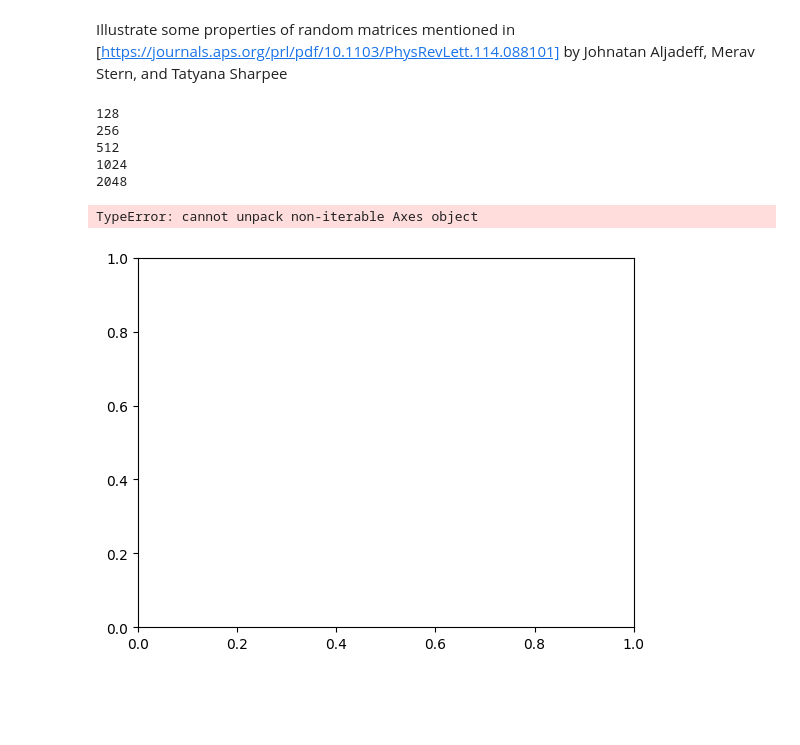
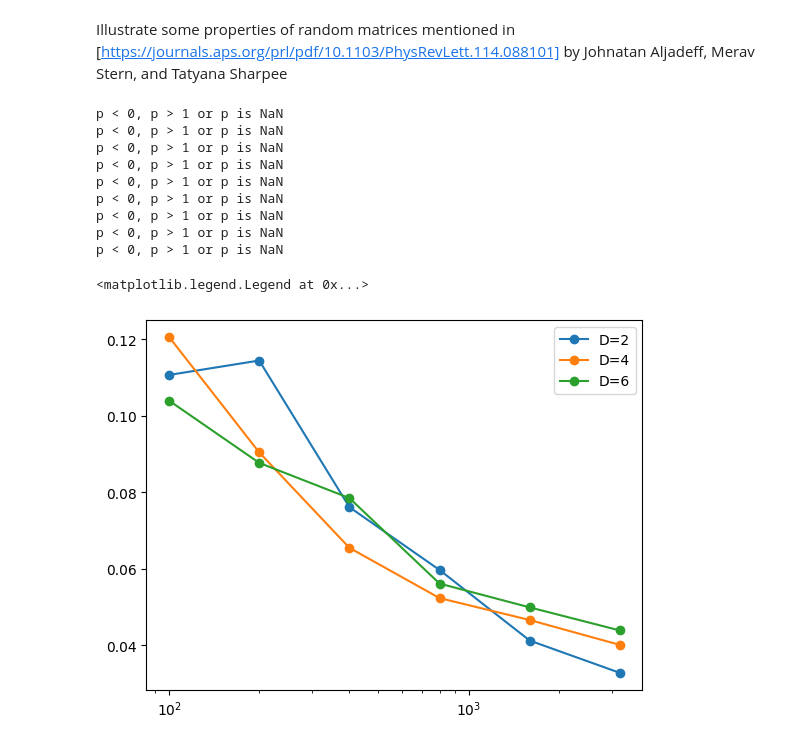
Before and after one commit to StevenZhang0116/bio-random-matrices, a Jupyter notebook: aljadeff2015.ipynb, the cells around one changed output. Drawn from its saved outputs; the diff is of its cells as text; code cells hidden in the pictures; blank space fills up the shorter version.

```diff
--- a/aljadeff2015.ipynb
+++ b/aljadeff2015.ipynb
@@ -120,44 +122,63 @@ def generate_matrix(N, D, proportion, method, meanrange, covrange, gsetup):
 
     return matrix, g_matrix, s_matrix, g_bar, M, row_record
 # %%
-Nlst = [128,256,512,1024,2048]
-cclst = []
-for N in Nlst:
-    D = 2
+Nlst = [100,200,400,800,1600,3200]
+Dlst = [2,4,6]
 
-    cc = 0
-    repeat = 10
+cclstall = []
 
-    for _ in range(repeat):
-        matrix, g_matrix, s_matrix, g_bar, M, row_record = generate_matrix(N, D, proportion=None, method='random', meanrange=[0,0], covrange=[0,2], gsetup=None)
-        row_record.insert(0,0)
+for D in Dlst:
+    cclst = []
+    for N in Nlst:
 
-        # matrix = matrix / np.sum(np.abs(matrix), axis=1)
-        # M = M / np.sum(np.abs(M), axis=1)
+        cc = 0
+        count = 0
+        repeat = 100
 
-        eigenvalues = np.linalg.eigvals(matrix)
-        max_real_index = np.argmax(eigenvalues.real)
-        largest_eigenvalue = eigenvalues[max_real_index]
+        while count < repeat:
+            try:
+                matrix, g_matrix, s_matrix, g_bar, M, row_record = generate_matrix(N, D, proportion=None, method='random', meanrange=[0,0], covrange=[0,2], gsetup=None)
+                row_record.insert(0,0)
 
-        lambda_M = np.linalg.eigvals(M)
-        max_real_index_M = np.argmax(lambda_M.real)
-        kappa1 = lambda_M[max_real_index_M]
+                # matrix = matrix / np.sum(np.abs(matrix), axis=1)
+                # M = M / np.sum(np.abs(M), axis=1)
 
-        check = largest_eigenvalue < np.sqrt(kappa1) # whether the theory works
-        cc += check
+                eigenvalues = np.linalg.eigvals(matrix)
+                max_real_index = np.argmax(eigenvalues.real)
+                largest_eigenvalue = eigenvalues[max_real_index]
 
-    cclst.append(cc/repeat)
+                lambda_M = np.linalg.eigvals(M)
+                max_real_index_M = np.argmax(lambda_M.real)
+                kappa1 = lambda_M[max_real_index_M]
+
+                check = np.abs(largest_eigenvalue - np.sqrt(kappa1)) # whether the theory works
+                count += 1
+                cc += check
+
+            except Exception as e:
+                print(e)
+                continue
+
+        cclst.append(cc/repeat)
+    cclstall.append(cclst)
 
 figiter, axsiter = plt.subplots()
-axsiter.plot(Nlst, cclst)
+for i in range(len(cclstall)):
+    axsiter.plot(Nlst, cclstall[i], "-o", label=f"D={Dlst[i]}")
+axsiter.set_xscale('log')
+axsiter.legend()
 # %% [output]
-128
-256
-512
-1024
-2048
+p < 0, p > 1 or p is NaN
+p < 0, p > 1 or p is NaN
+p < 0, p > 1 or p is NaN
+p < 0, p > 1 or p is NaN
+p < 0, p > 1 or p is NaN
+p < 0, p > 1 or p is NaN
+p < 0, p > 1 or p is NaN
+p < 0, p > 1 or p is NaN
+p < 0, p > 1 or p is NaN
-TypeError: cannot unpack non-iterable Axes object
+<matplotlib.legend.Legend at 0x...>
-[figure, old version]
+[figure, new version]
 # %%
 fig, axs = plt.subplots(1,4,figsize=(8*3,8*1))
 sns.heatmap(matrix, ax=axs[0], square=True, cbar=True, cmap="coolwarm", center=0)
```
Also changed, not shown: parts of 2 cells of this notebook.
